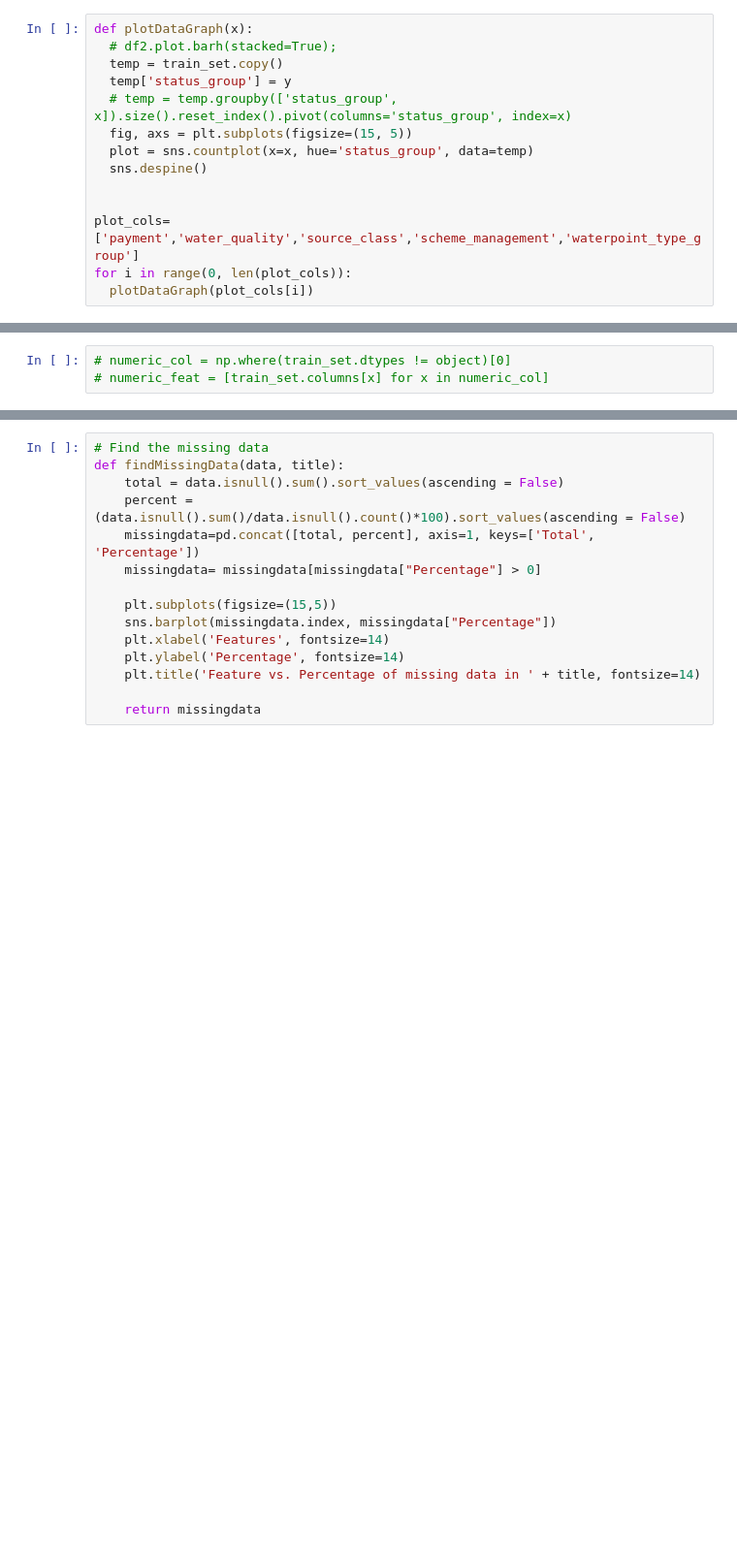
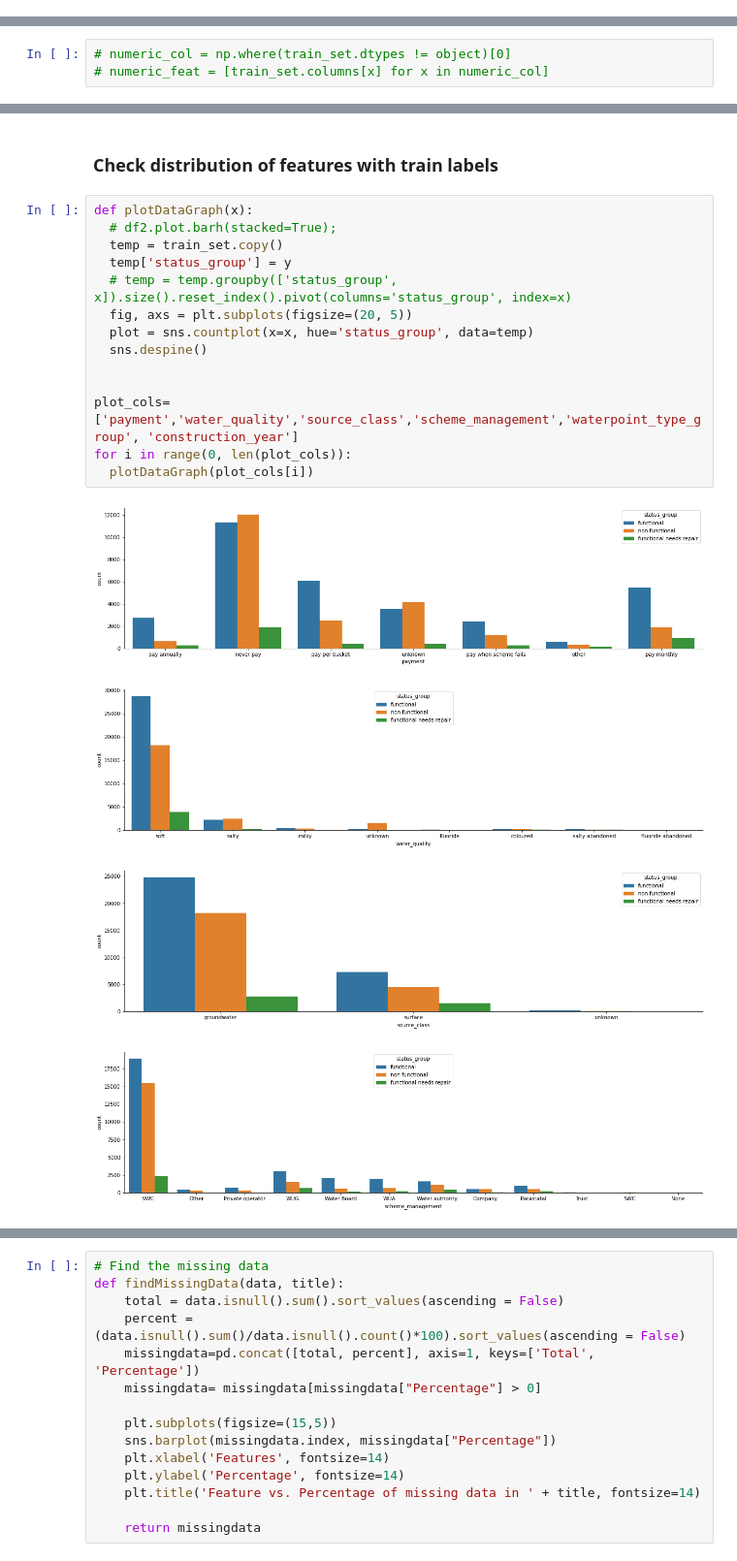
Before and after one commit to thuvarahan97/Pump-it-Up---Driven-Data, a Jupyter notebook: PumpItUp.ipynb, the cells around one changed output, grey strips where cells are left out. Shown at 97% size. Drawn from its saved outputs; the diff is of its cells as text; blank space fills up the shorter version.

```diff
--- a/PumpItUp.ipynb
+++ b/PumpItUp.ipynb
@@ -113,17 +141,3 @@ train_set.shape
 test_set.shape
 # %% [output]
 (14850, 40)
-# %%
-def plotDataGraph(x):
-  # df2.plot.barh(stacked=True);
-  temp = train_set.copy()
-  temp['status_group'] = y
-  # temp = temp.groupby(['status_group', x]).size().reset_index().pivot(columns='status_group', index=x)
-  fig, axs = plt.subplots(figsize=(15, 5))
-  plot = sns.countplot(x=x, hue='status_group', data=temp)
-  sns.despine()
-
-
-plot_cols=['payment','water_quality','source_class','scheme_management','waterpoint_type_group']
-for i in range(0, len(plot_cols)):
-  plotDataGraph(plot_cols[i])
@@ -142,0 +177,21 @@ test_set = test_set.set_index('id')
+# %% [markdown]
+### **Check distribution of features with train labels**
+# %%
+def plotDataGraph(x):
+  # df2.plot.barh(stacked=True);
+  temp = train_set.copy()
+  temp['status_group'] = y
+  # temp = temp.groupby(['status_group', x]).size().reset_index().pivot(columns='status_group', index=x)
+  fig, axs = plt.subplots(figsize=(20, 5))
+  plot = sns.countplot(x=x, hue='status_group', data=temp)
+  sns.despine()
+
+
+plot_cols=['payment','water_quality','source_class','scheme_management','waterpoint_type_group', 'construction_year']
+for i in range(0, len(plot_cols)):
+  plotDataGraph(plot_cols[i])
+# %% [output]
+[figure, added]
+[figure, added]
+[figure, added]
+[figure, added]
```
Also changed, not shown: parts of 94 cells of this notebook.
